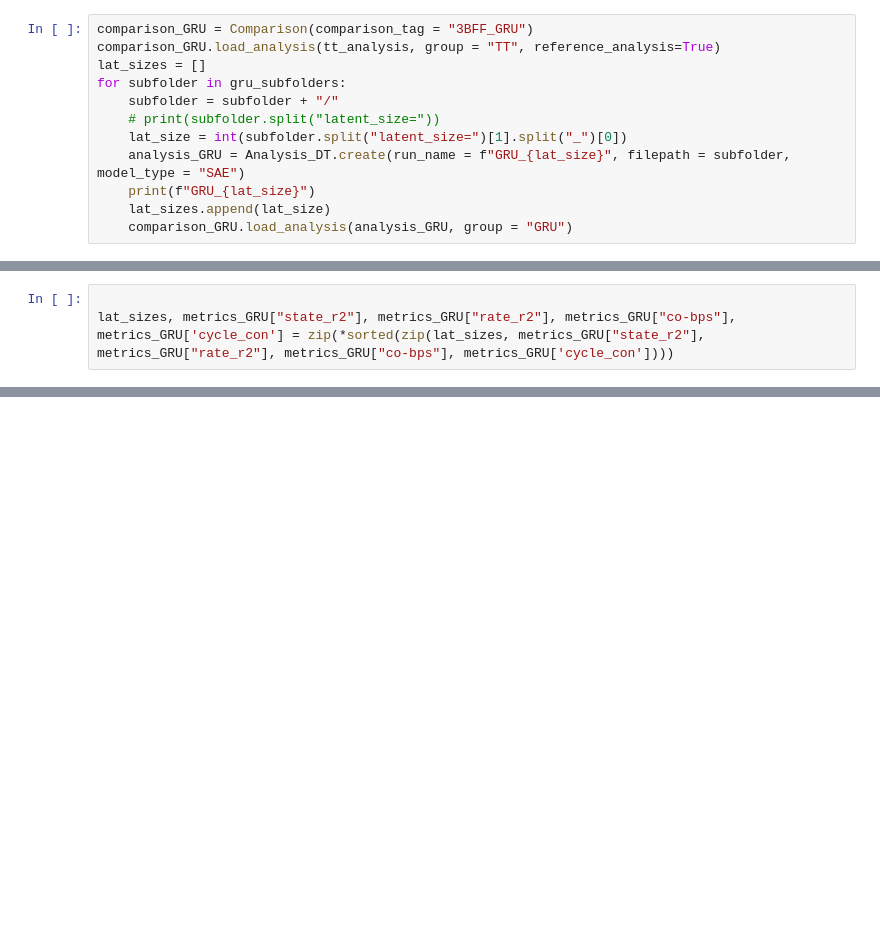
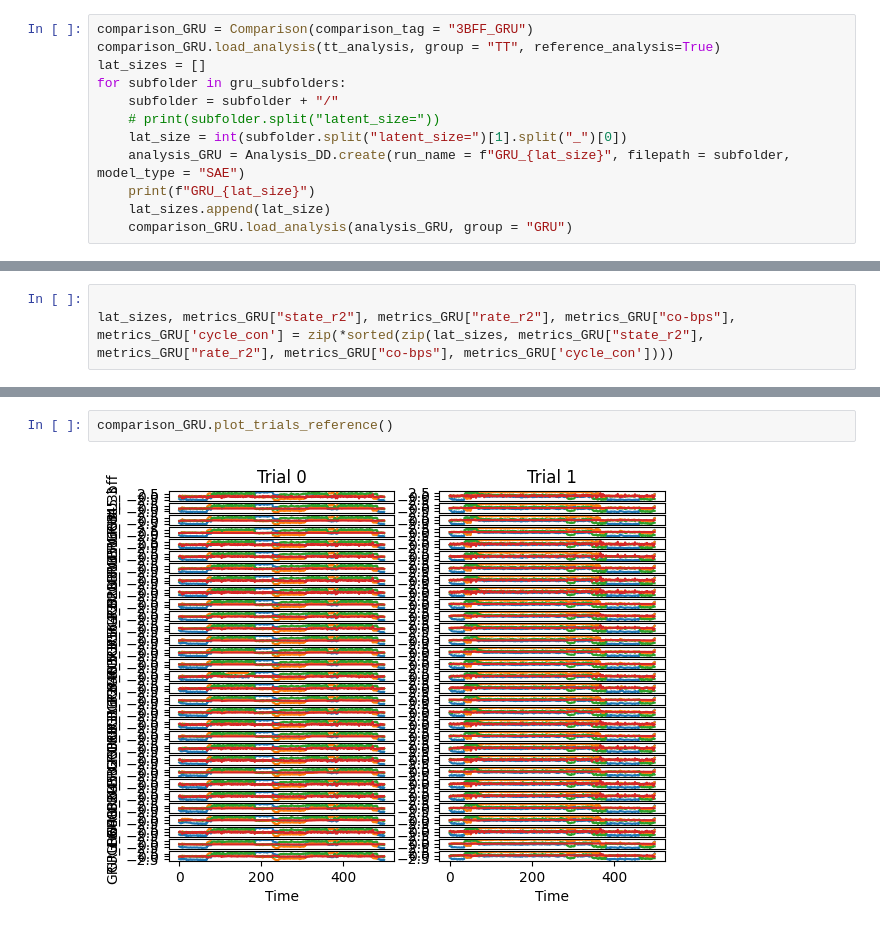
Before and after one commit to snel-repo/ComputationThruDynamicsBenchmark, a Jupyter notebook: examples/compare_dt_tt_models.ipynb, the cells around one changed output, grey strips where cells are left out. Cells and saved outputs as stored; diff of their text form; blank space fills up the shorter version.

```diff
--- a/examples/compare_dt_tt_models.ipynb
+++ b/examples/compare_dt_tt_models.ipynb
@@ -33,7 +33,7 @@ for subfolder in gru_subfolders:
     subfolder = subfolder + "/"
     # print(subfolder.split("latent_size="))
     lat_size = int(subfolder.split("latent_size=")[1].split("_")[0])
-    analysis_GRU = Analysis_DT.create(run_name = f"GRU_{lat_size}", filepath = subfolder, model_type = "SAE")
+    analysis_GRU = Analysis_DD.create(run_name = f"GRU_{lat_size}", filepath = subfolder, model_type = "SAE")
     print(f"GRU_{lat_size}")
     lat_sizes.append(lat_size)
     comparison_GRU.load_analysis(analysis_GRU, group = "GRU")
@@ -213,0 +177,4 @@ ax.set_ylim(0.0, 0.14)
+# %%
+comparison_GRU.plot_trials_reference()
+# %% [output]
+[figure, added]
```
Also changed, not shown: parts of 9 cells of this notebook, 34 other files.
